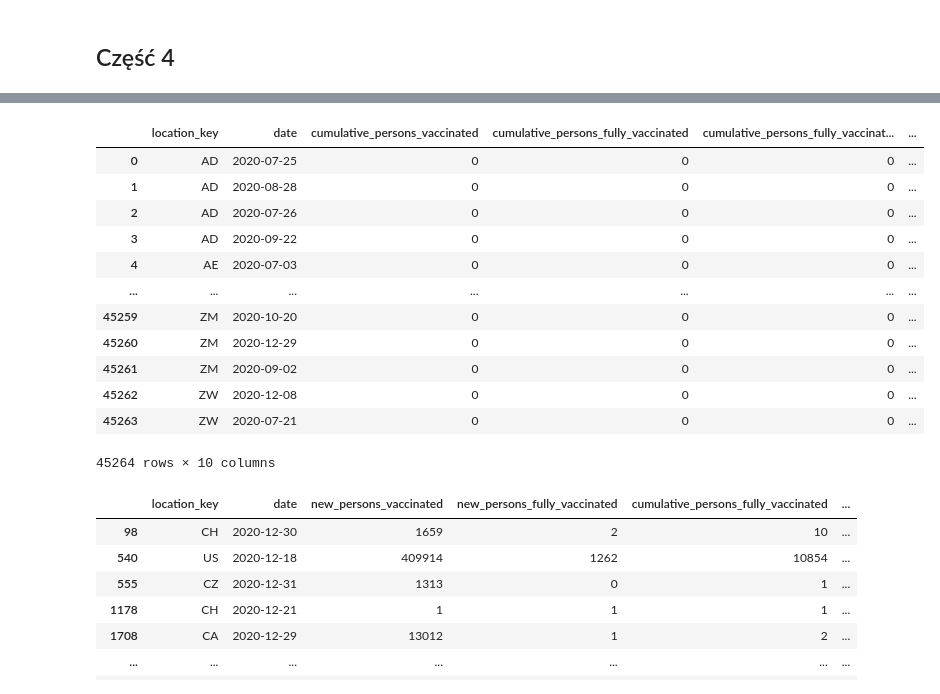
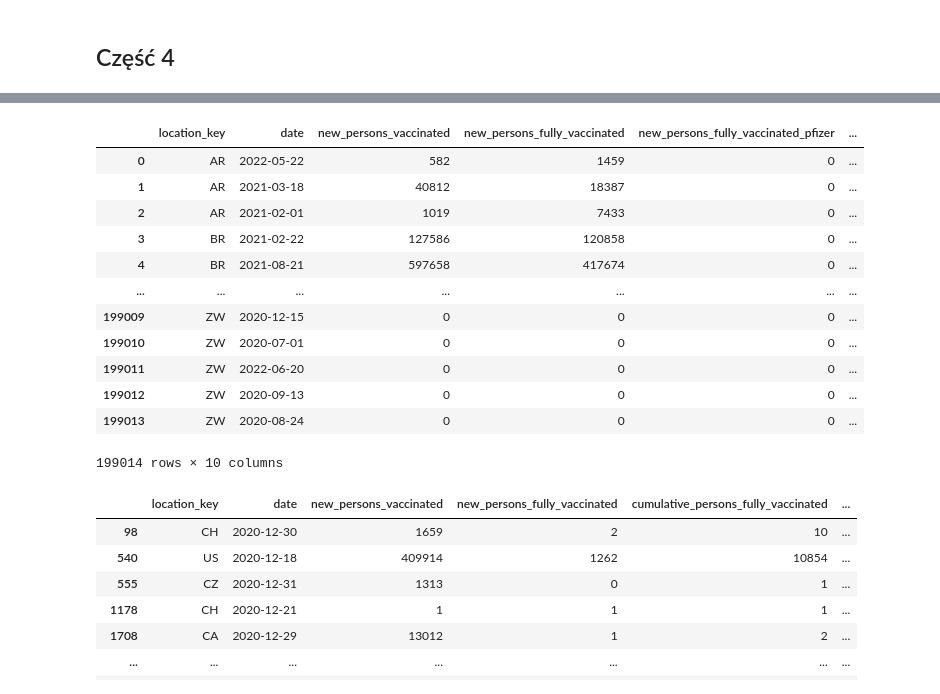
Before and after one commit to piooz/BigData, a Jupyter notebook: zad1/Untitled.ipynb, the cells around one changed output, grey strips where cells are left out. Cells and saved outputs as stored; diff of their text form; code cells hidden in the pictures.

```diff
--- a/zad1/Untitled.ipynb
+++ b/zad1/Untitled.ipynb
@@ -467,42 +482,42 @@ df
 # %%
 # 4.4 trandy szczepień
 q1 = ("""
 select location_key,
     date,
-    cumulative_persons_vaccinated,
-    cumulative_persons_fully_vaccinated,
-    cumulative_persons_fully_vaccinated_pfizer,
-    cumulative_vaccine_doses_administered_pfizer,
-    cumulative_persons_fully_vaccinated_moderna,
-    cumulative_vaccine_doses_administered_moderna,
-    cumulative_persons_fully_vaccinated_janssen,
-    cumulative_vaccine_doses_administered_janssen
+    new_persons_vaccinated,
+    new_persons_fully_vaccinated,
+    new_persons_fully_vaccinated_pfizer,
+    new_vaccine_doses_administered_pfizer,
+    new_persons_fully_vaccinated_moderna,
+    new_vaccine_doses_administered_moderna,
+    new_persons_fully_vaccinated_janssen,
+    new_vaccine_doses_administered_janssen
 
 from `bigquery-public-data.covid19_open_data.covid19_open_data`
 where aggregation_level = 0
-and date between '2020-07-01' and '2020-12-31'
+and date between '2020-07-01' and '2022-09-17'
 
 """)
 query_job = client.query(q1)
 query_result = query_job.result()
 df = query_result.to_dataframe()
 
 df = df.fillna(0)
 df.to_csv("4.4.csv", index=False)
 df
 # %% [output]
-|  | location_key | date | cumulative_persons_vaccinated | cumulative_persons_fully_vaccinated | cumulative_persons_fully_vaccinat... | ... |
-| 0 | AD | 2020-07-25 | 0 | 0 | 0 | ... |
-| 1 | AD | 2020-08-28 | 0 | 0 | 0 | ... |
-| 2 | AD | 2020-07-26 | 0 | 0 | 0 | ... |
-| 3 | AD | 2020-09-22 | 0 | 0 | 0 | ... |
-| 4 | AE | 2020-07-03 | 0 | 0 | 0 | ... |
+|  | location_key | date | new_persons_vaccinated | new_persons_fully_vaccinated | new_persons_fully_vaccinated_pfizer | ... |
+| 0 | AR | 2022-05-22 | 582 | 1459 | 0 | ... |
+| 1 | AR | 2021-03-18 | 40812 | 18387 | 0 | ... |
+| 2 | AR | 2021-02-01 | 1019 | 7433 | 0 | ... |
+| 3 | BR | 2021-02-22 | 127586 | 120858 | 0 | ... |
+| 4 | BR | 2021-08-21 | 597658 | 417674 | 0 | ... |
 | ... | ... | ... | ... | ... | ... | ... |
-| 45259 | ZM | 2020-10-20 | 0 | 0 | 0 | ... |
-| 45260 | ZM | 2020-12-29 | 0 | 0 | 0 | ... |
-| 45261 | ZM | 2020-09-02 | 0 | 0 | 0 | ... |
-| 45262 | ZW | 2020-12-08 | 0 | 0 | 0 | ... |
-| 45263 | ZW | 2020-07-21 | 0 | 0 | 0 | ... |
+| 199009 | ZW | 2020-12-15 | 0 | 0 | 0 | ... |
+| 199010 | ZW | 2020-07-01 | 0 | 0 | 0 | ... |
+| 199011 | ZW | 2022-06-20 | 0 | 0 | 0 | ... |
+| 199012 | ZW | 2020-09-13 | 0 | 0 | 0 | ... |
+| 199013 | ZW | 2020-08-24 | 0 | 0 | 0 | ... |
-45264 rows × 10 columns
+199014 rows × 10 columns
 # %%
 # 4.4 Chcemy zaobserwować trendy i zależności dotyczące szczepień na COVID-19.
```
Also changed, not shown: parts of 8 cells of this notebook, 15 other files.
